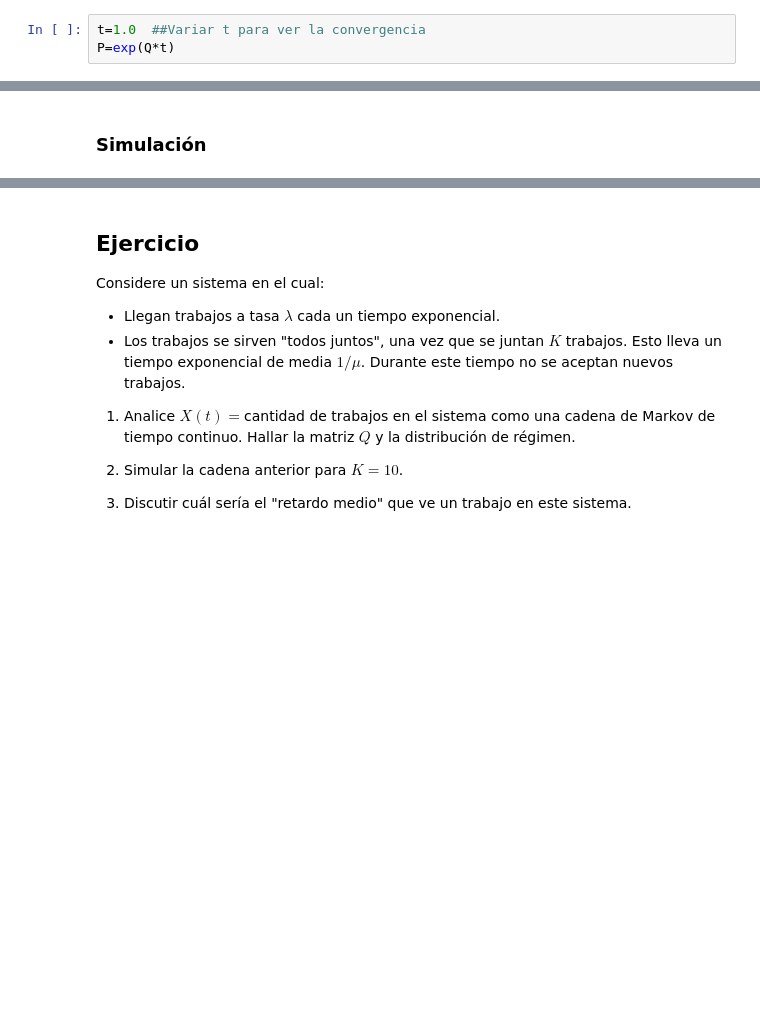
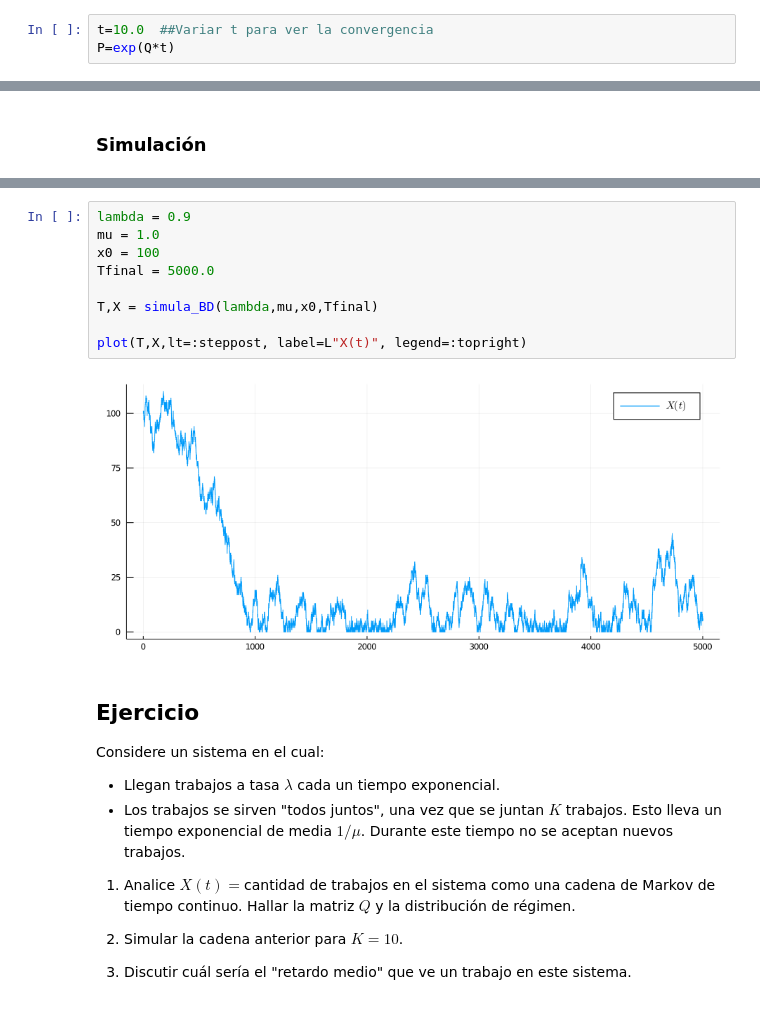
Before and after one commit to aferragu/analisisderedes, a Jupyter notebook: Cadenas de Markov de Tiempo Continuo II.ipynb, the cells around one changed output, grey strips where cells are left out. Saved outputs shown, nothing was run; the diff lists cells and outputs as text; blank space fills up the shorter version.

```diff
--- a/Cadenas de Markov de Tiempo Continuo II.ipynb
+++ b/Cadenas de Markov de Tiempo Continuo II.ipynb
@@ -254,7 +254,7 @@ Q=[-lambda lambda;mu -mu]
  -1.0   1.0
   2.0  -2.0
 # %%
-t=1.0  ##Variar t para ver la convergencia
+t=10.0  ##Variar t para ver la convergencia
 P=exp(Q*t)
 # %% [output]
 2×2 Array{Float64,2}:
@@ -424,3 +466,14 @@ Se trata de un proceso de espacio de estados $E=\mathbb{N}$, tasa de "nacimiento
+# %%
+lambda = 0.9
+mu = 1.0
+x0 = 100
+Tfinal = 5000.0
+
+T,X = simula_BD(lambda,mu,x0,Tfinal)
+
+plot(T,X,lt=:steppost, label=L"X(t)", legend=:topright)
+# %% [output]
+[figure, added]
 # %% [markdown]
 ## Ejercicio
 
```
Also changed, not shown: parts of 15 cells of this notebook.
